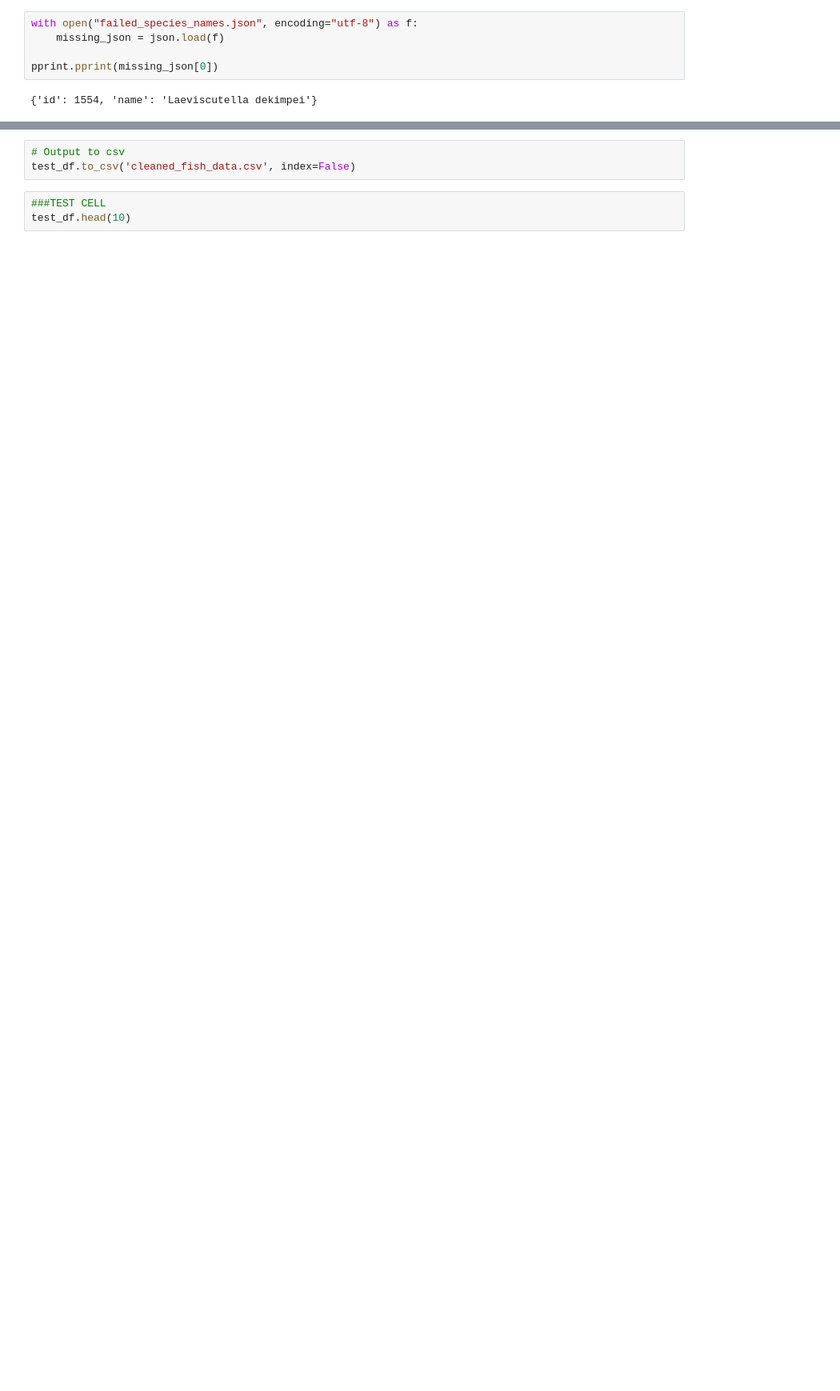
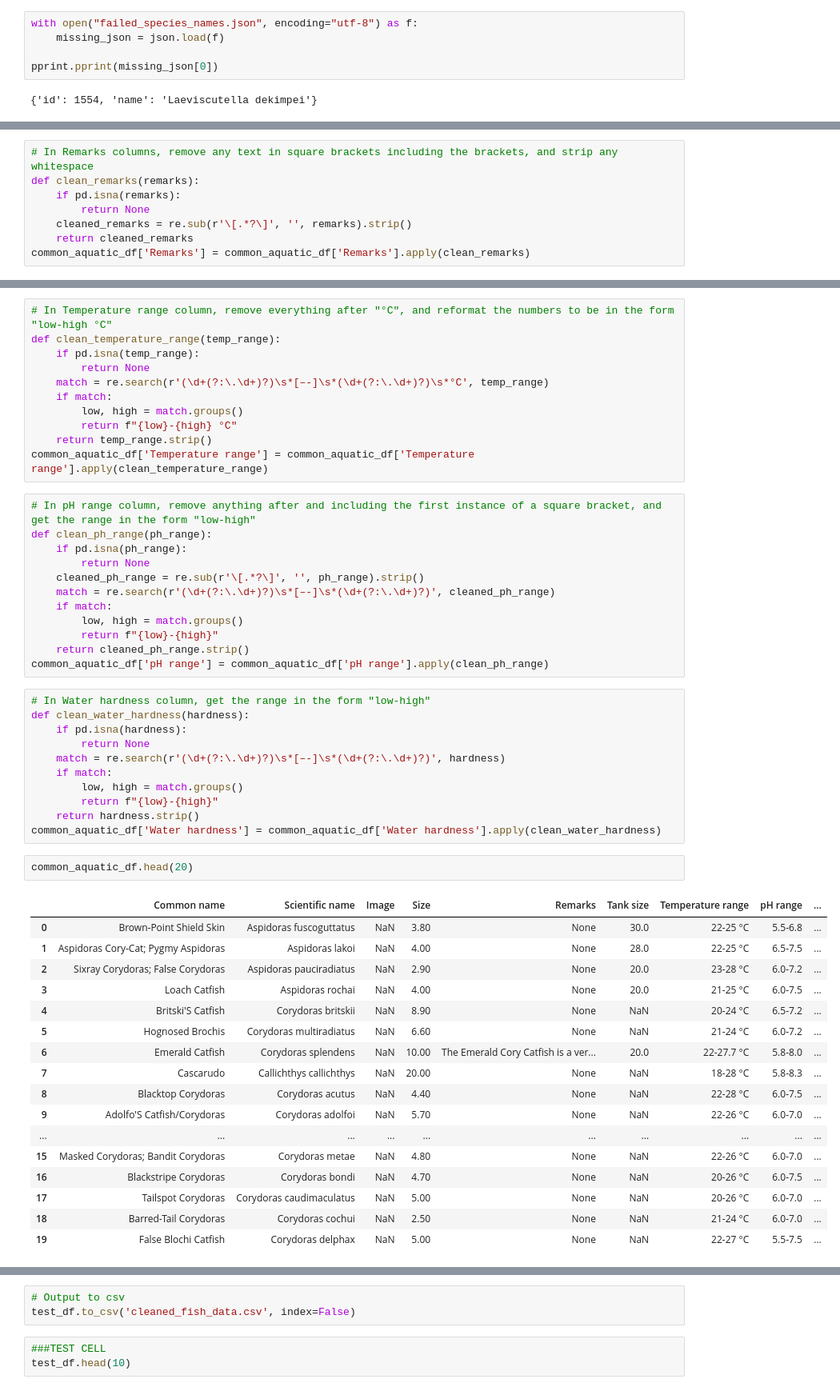
Before and after one commit to nadya-tan/SemantyFish-Stuff, a Jupyter notebook: cleaning.ipynb, the cells around one changed output, grey strips where cells are left out. Shown at 80% size. Cells and saved outputs as stored; diff of their text form; blank space fills up the shorter version.

Commit message:
Modified to include aquarium_common

```diff
--- a/cleaning.ipynb
+++ b/cleaning.ipynb
@@ -248,0 +294,8 @@ test_df = pd.concat([test_df, missing_df], ignore_index=True)
+# %%
+# In Remarks columns, remove any text in square brackets including the brackets, and strip any whitespace
+def clean_remarks(remarks):
+    if pd.isna(remarks):
+        return None
+    cleaned_remarks = re.sub(r'\[.*?\]', '', remarks).strip()
+    return cleaned_remarks
+common_aquatic_df['Remarks'] = common_aquatic_df['Remarks'].apply(clean_remarks)
@@ -249 +321,55 @@ test_df = pd.concat([test_df, missing_df], ignore_index=True)
+# %%
+# In Temperature range column, remove everything after "°C", and reformat the numbers to be in the form "low-high °C"
+def clean_temperature_range(temp_range):
+    if pd.isna(temp_range):
+        return None
+    match = re.search(r'(\d+(?:\.\d+)?)\s*[–-]\s*(\d+(?:\.\d+)?)\s*°C', temp_range)
+    if match:
+        low, high = match.groups()
+        return f"{low}-{high} °C"
+    return temp_range.strip()
+common_aquatic_df['Temperature range'] = common_aquatic_df['Temperature range'].apply(clean_temperature_range)
+# %%
+# In pH range column, remove anything after and including the first instance of a square bracket, and get the range in the form "low-high"
+def clean_ph_range(ph_range):
+    if pd.isna(ph_range):
+        return None
+    cleaned_ph_range = re.sub(r'\[.*?\]', '', ph_range).strip()
+    match = re.search(r'(\d+(?:\.\d+)?)\s*[–-]\s*(\d+(?:\.\d+)?)', cleaned_ph_range)
+    if match:
+        low, high = match.groups()
+        return f"{low}-{high}"
+    return cleaned_ph_range.strip()
+common_aquatic_df['pH range'] = common_aquatic_df['pH range'].apply(clean_ph_range)
+# %%
+# In Water hardness column, get the range in the form "low-high"
+def clean_water_hardness(hardness):
+    if pd.isna(hardness):
+        return None
+    match = re.search(r'(\d+(?:\.\d+)?)\s*[–-]\s*(\d+(?:\.\d+)?)', hardness)
+    if match:
+        low, high = match.groups()
+        return f"{low}-{high}"
+    return hardness.strip()
+common_aquatic_df['Water hardness'] = common_aquatic_df['Water hardness'].apply(clean_water_hardness)
+# %%
+common_aquatic_df.head(20)
+# %% [output]
+|  | Common name | Scientific name | Image | Size | Remarks | Tank size | Temperature range | pH range | ... |
+| 0 | Brown-Point Shield Skin | Aspidoras fuscoguttatus | NaN | 3.80 | None | 30.0 | 22-25 °C | 5.5-6.8 | ... |
+| 1 | Aspidoras Cory-Cat; Pygmy Aspidoras | Aspidoras lakoi | NaN | 4.00 | None | 28.0 | 22-25 °C | 6.5-7.5 | ... |
+| 2 | Sixray Corydoras; False Corydoras | Aspidoras pauciradiatus | NaN | 2.90 | None | 20.0 | 23-28 °C | 6.0-7.2 | ... |
+| 3 | Loach Catfish | Aspidoras rochai | NaN | 4.00 | None | 20.0 | 21-25 °C | 6.0-7.5 | ... |
+| 4 | Britski'S Catfish | Corydoras britskii | NaN | 8.90 | None | NaN | 20-24 °C | 6.5-7.2 | ... |
+| 5 | Hognosed Brochis | Corydoras multiradiatus | NaN | 6.60 | None | NaN | 21-24 °C | 6.0-7.2 | ... |
+| 6 | Emerald Catfish | Corydoras splendens | NaN | 10.00 | The Emerald Cory Catfish is a ver... | 20.0 | 22-27.7 °C | 5.8-8.0 | ... |
+| 7 | Cascarudo | Callichthys callichthys | NaN | 20.00 | None | NaN | 18-28 °C | 5.8-8.3 | ... |
+| 8 | Blacktop Corydoras | Corydoras acutus | NaN | 4.40 | None | NaN | 22-28 °C | 6.0-7.5 | ... |
+| 9 | Adolfo'S Catfish/Corydoras | Corydoras adolfoi | NaN | 5.70 | None | NaN | 22-26 °C | 6.0-7.0 | ... |
+| ... | ... | ... | ... | ... | ... | ... | ... | ... | ... |
+| 15 | Masked Corydoras; Bandit Corydoras | Corydoras metae | NaN | 4.80 | None | NaN | 22-26 °C | 6.0-7.0 | ... |
+| 16 | Blackstripe Corydoras | Corydoras bondi | NaN | 4.70 | None | NaN | 20-26 °C | 6.0-7.5 | ... |
+| 17 | Tailspot Corydoras | Corydoras caudimaculatus | NaN | 5.00 | None | NaN | 20-26 °C | 6.0-7.0 | ... |
+| 18 | Barred-Tail Corydoras | Corydoras cochui | NaN | 2.50 | None | NaN | 21-24 °C | 6.0-7.0 | ... |
+| 19 | False Blochi Catfish | Corydoras delphax | NaN | 5.00 | None | NaN | 22-27 °C | 5.5-7.5 | ... |
 # %%
```
Also changed, not shown: parts of 26 cells of this notebook, 4 other files.
